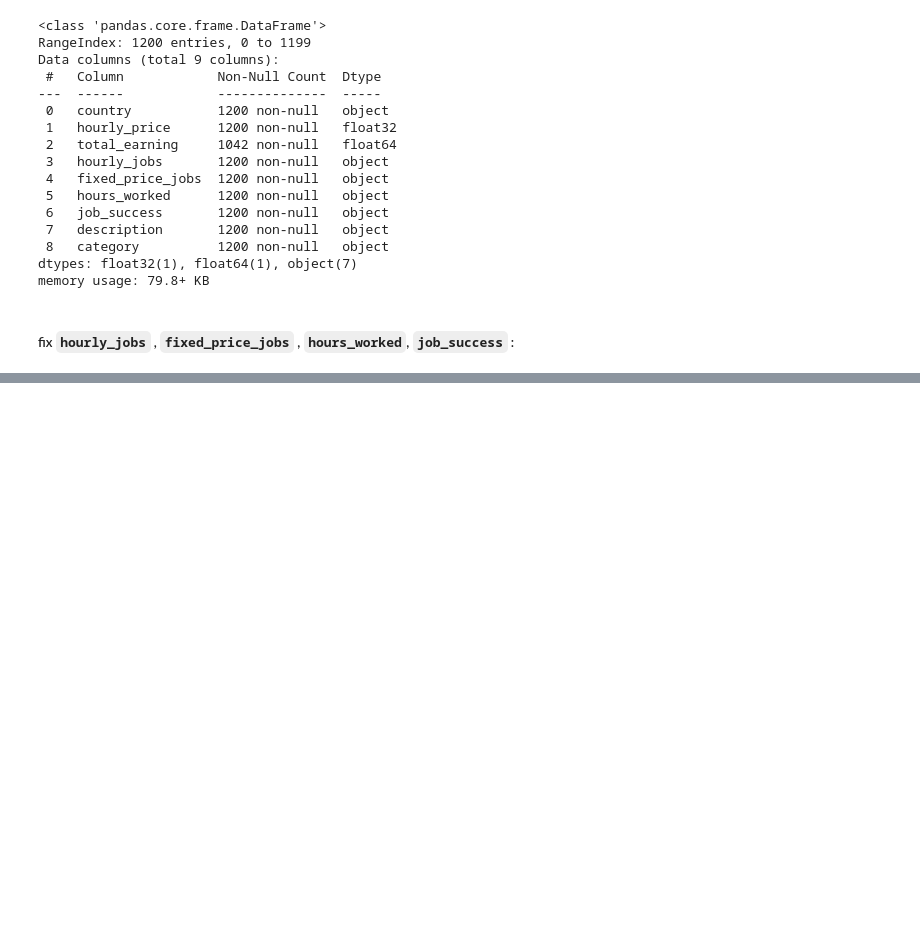
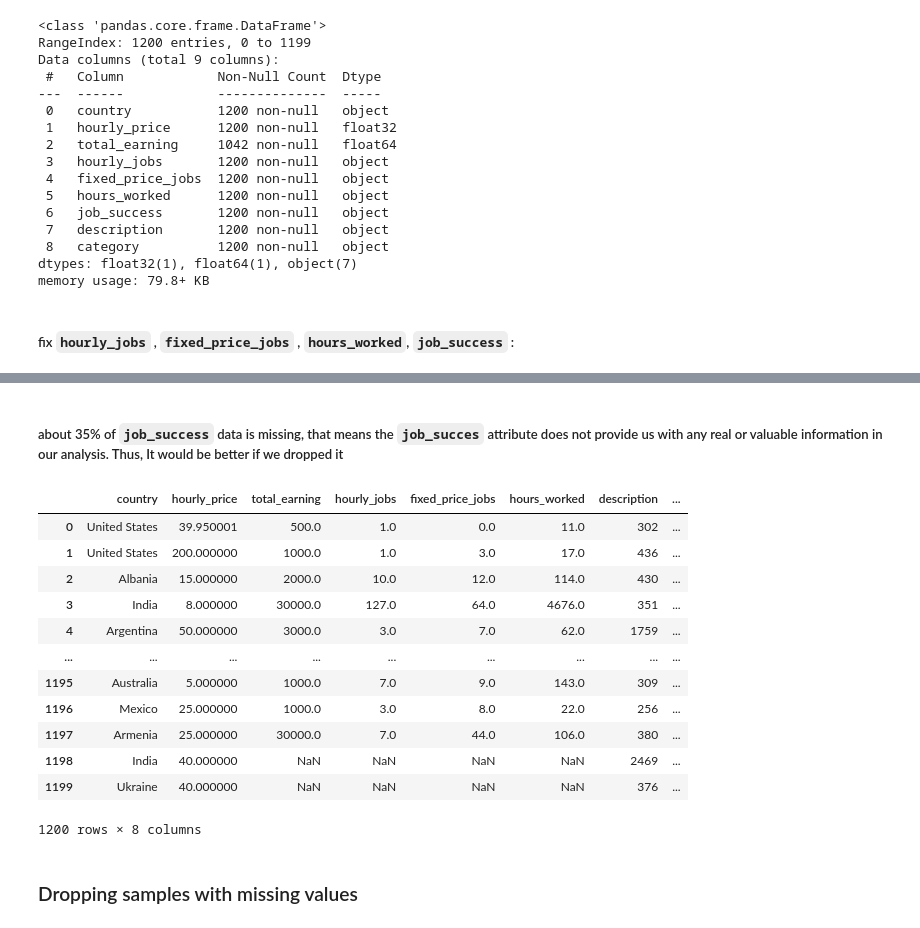
Before and after one commit to MohamedElfallah/upwork_data_mining, a Jupyter notebook: cleaning_data.ipynb, the cells around one changed output, grey strips where cells are left out. Saved outputs shown, nothing was run; the diff lists cells and outputs as text; code cells hidden in the pictures; blank space fills up the shorter version.

```diff
--- a/cleaning_data.ipynb
+++ b/cleaning_data.ipynb
@@ -155,0 +190,2 @@ df.to_json("processed.json",orient="records")
+# %% [markdown]
+#####             about 35% of `job_success` data is missing, that means the `job_succes` attribute does not provide us with any real or valuable information in our analysis. Thus, It would be better if we dropped it
@@ -155,0 +195,18 @@ df.to_json("processed.json",orient="records")
+# %%
+df
+# %% [output]
+|  | country | hourly_price | total_earning | hourly_jobs | fixed_price_jobs | hours_worked | description | ... |
+| 0 | United States | 39.950001 | 500.0 | 1.0 | 0.0 | 11.0 | 302 | ... |
+| 1 | United States | 200.000000 | 1000.0 | 1.0 | 3.0 | 17.0 | 436 | ... |
+| 2 | Albania | 15.000000 | 2000.0 | 10.0 | 12.0 | 114.0 | 430 | ... |
+| 3 | India | 8.000000 | 30000.0 | 127.0 | 64.0 | 4676.0 | 351 | ... |
+| 4 | Argentina | 50.000000 | 3000.0 | 3.0 | 7.0 | 62.0 | 1759 | ... |
+| ... | ... | ... | ... | ... | ... | ... | ... | ... |
+| 1195 | Australia | 5.000000 | 1000.0 | 7.0 | 9.0 | 143.0 | 309 | ... |
+| 1196 | Mexico | 25.000000 | 1000.0 | 3.0 | 8.0 | 22.0 | 256 | ... |
+| 1197 | Armenia | 25.000000 | 30000.0 | 7.0 | 44.0 | 106.0 | 380 | ... |
+| 1198 | India | 40.000000 | NaN | NaN | NaN | NaN | 2469 | ... |
+| 1199 | Ukraine | 40.000000 | NaN | NaN | NaN | NaN | 376 | ... |
+1200 rows × 8 columns
+# %% [markdown]
+### Dropping samples with missing values
```
Also changed, not shown: parts of 18 cells of this notebook.
